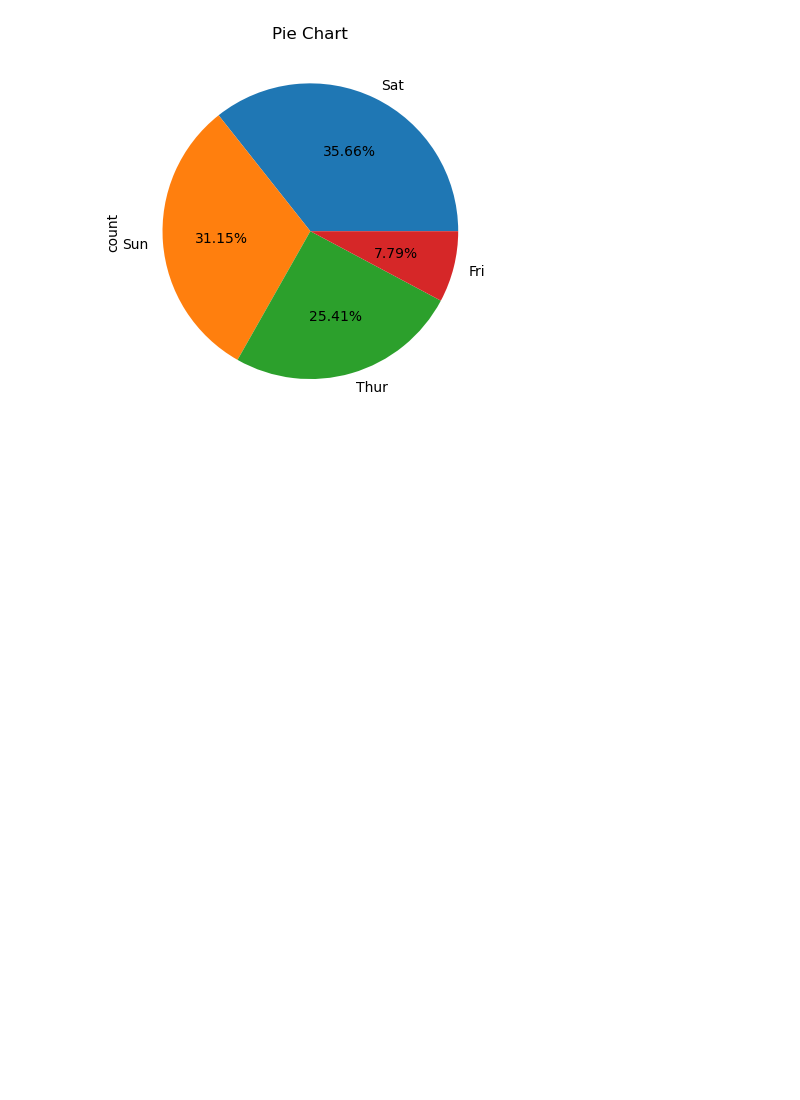
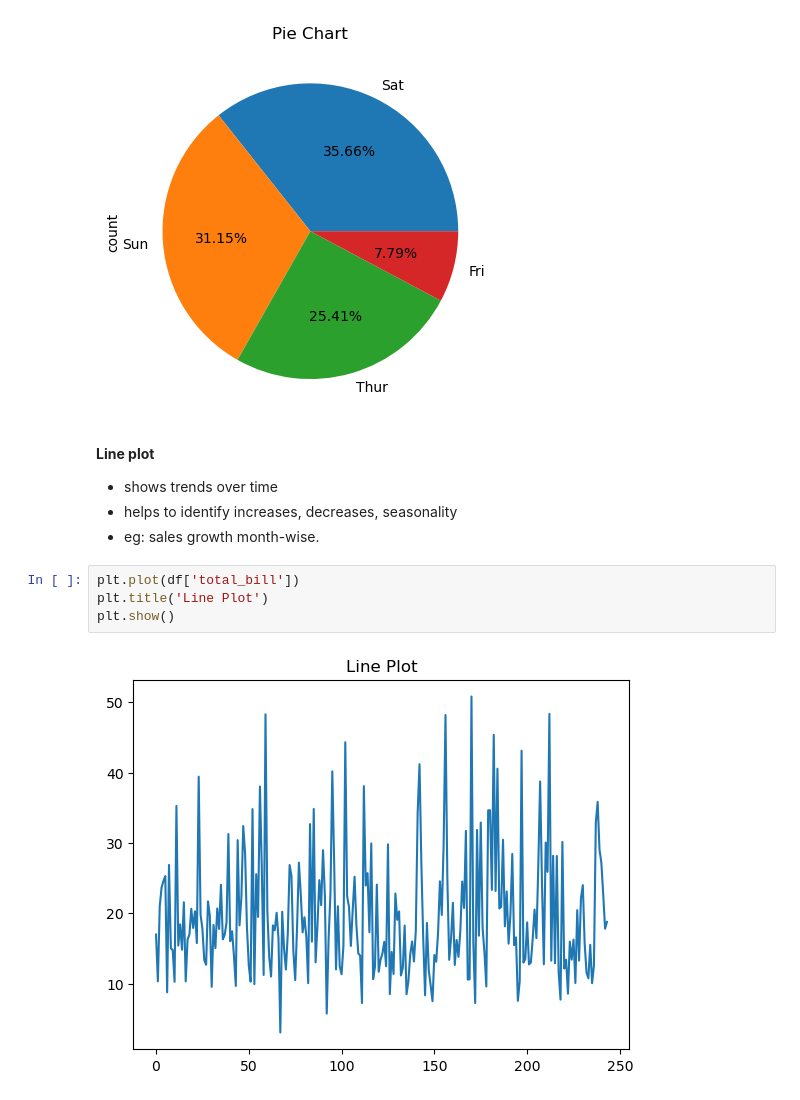
Before and after one commit to Kavya132003/Machine-Learning-with-Python, a Jupyter notebook: Data Visualization Matplotlib and Seaborn (4th June 2026).ipynb, the cells around one changed output. Saved outputs shown, nothing was run; the diff lists cells and outputs as text; blank space fills up the shorter version.

```diff
--- a/Data Visualization Matplotlib and Seaborn (4th June 2026).ipynb
+++ b/Data Visualization Matplotlib and Seaborn (4th June 2026).ipynb
@@ -177,3 +177,14 @@ plt.title('Pie Chart')
 plt.show()
 # %% [output]
 [figure]
+# %% [markdown]
+**Line plot**
+* shows trends over time
+* helps to identify increases, decreases, seasonality
+* eg: sales growth month-wise.
+# %%
+plt.plot(df['total_bill'])
+plt.title('Line Plot')
+plt.show()
+# %% [output]
+[figure, added]
```
Also changed, not shown: parts of 14 cells of this notebook, 1 other file.
